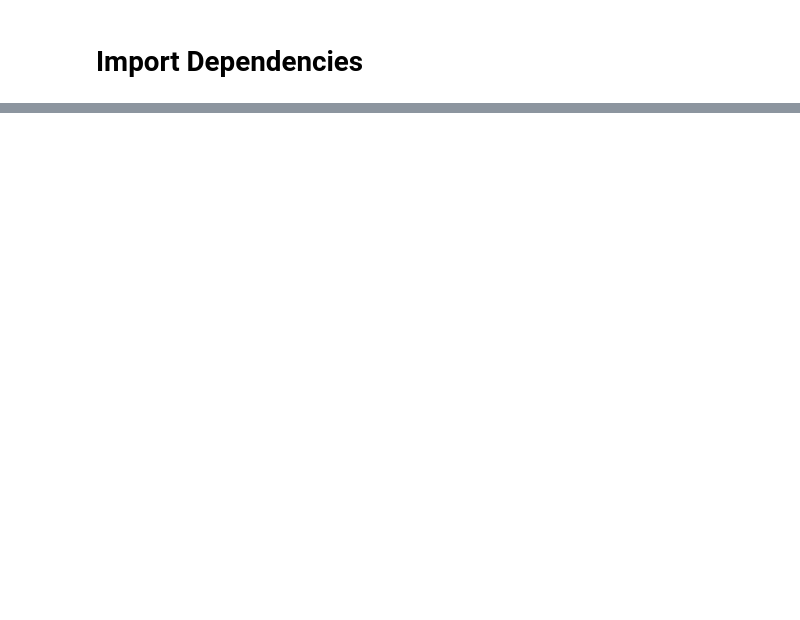
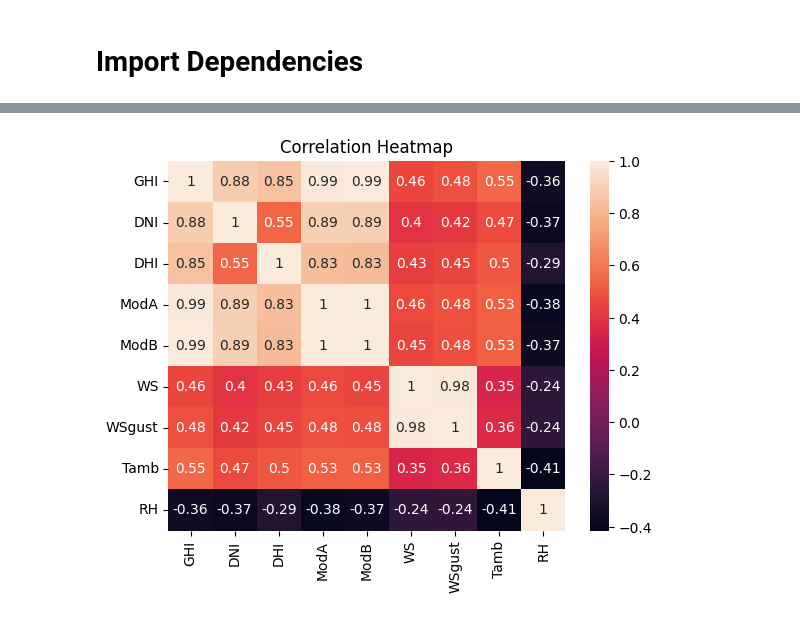
Before and after one commit to gworku/solar-challenge-week1, a Jupyter notebook: notebooks/benin-malanville copy.ipynb, the cells around one changed output, grey strips where cells are left out. Saved outputs shown, nothing was run; the diff lists cells and outputs as text; code cells hidden in the pictures; blank space fills up the shorter version.

```diff
--- a/notebooks/benin-malanville copy.ipynb
+++ b/notebooks/benin-malanville copy.ipynb
@@ -42,0 +125,8 @@ Error loading togo data: [Errno 2] No such file or directory: 'src/togo-dapaong_
+# %%
+# 5. Correlation Analysis
+corr_matrix = df[numeric_cols + ['Tamb', 'RH']].corr()
+sns.heatmap(corr_matrix, annot=True)
+plt.title('Correlation Heatmap')
+plt.show()
+# %% [output]
+[figure, added]
```
Also changed, not shown: parts of 13 cells of this notebook.
